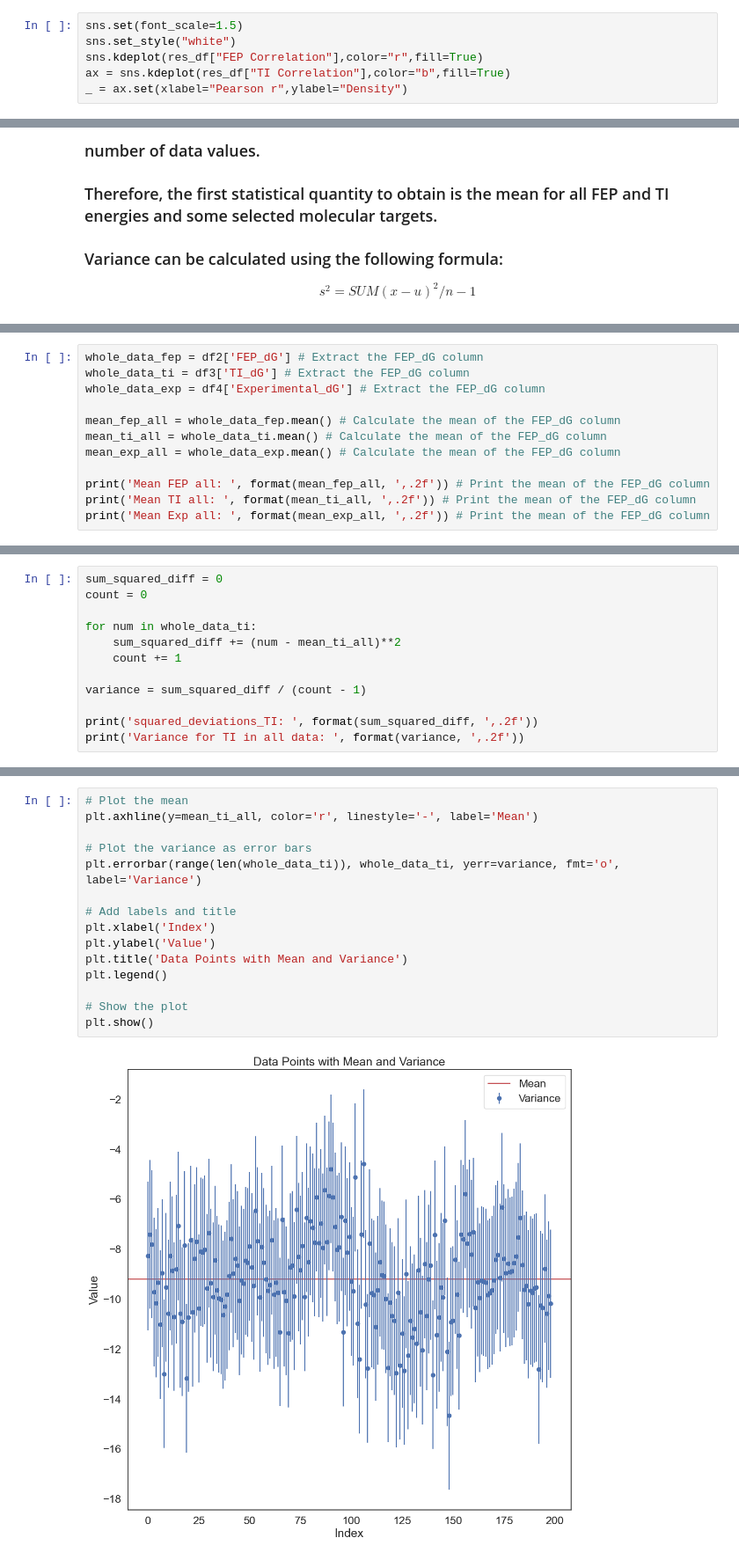
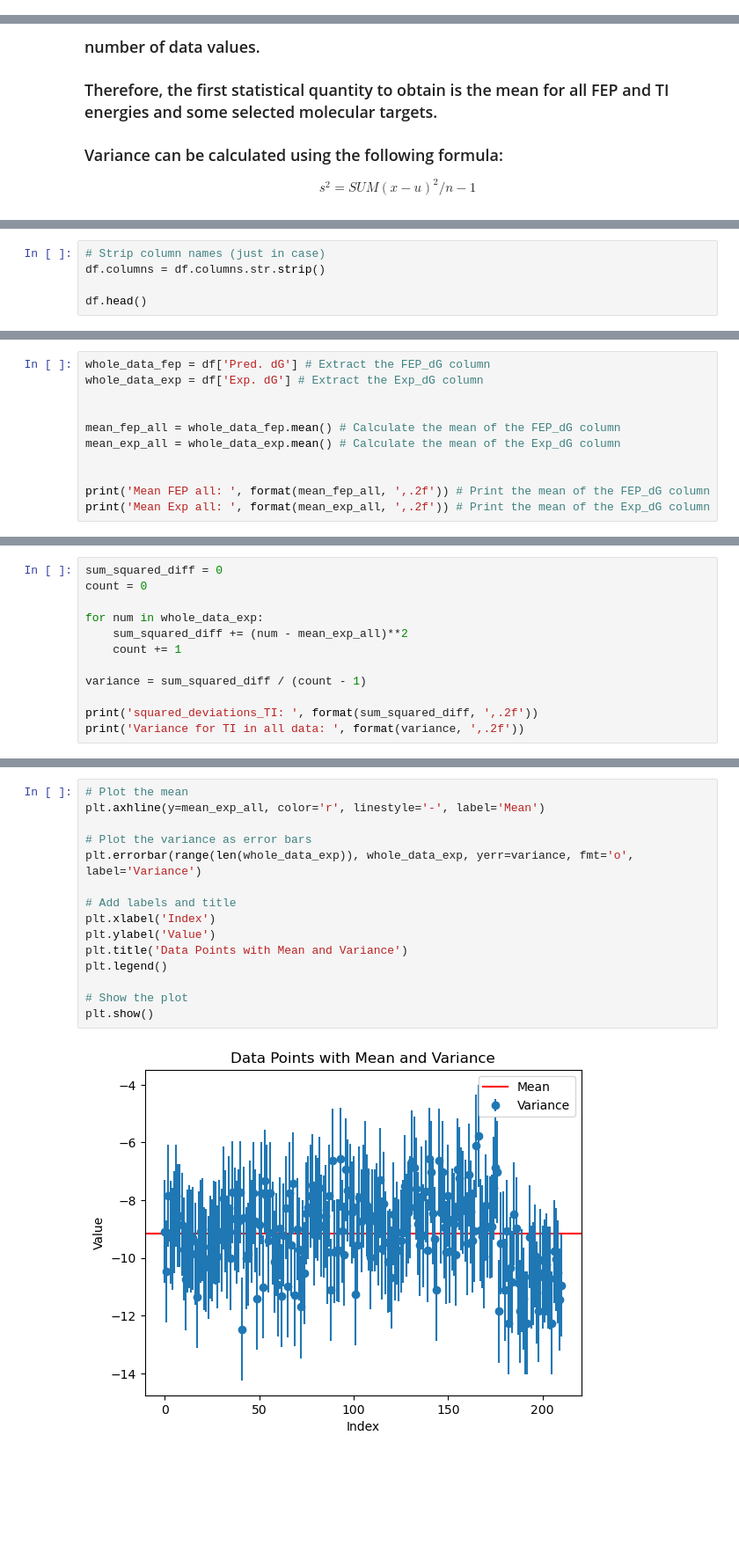
Before and after one commit to Jans-AIML/AML-1213-Term-Project, a Jupyter notebook: Term_project_co-Variance_JAM.ipynb, the cells around one changed output, grey strips where cells are left out. Shown at 88% size. Saved outputs shown, nothing was run; the diff lists cells and outputs as text; blank space fills up the shorter version.

```diff
--- a/Term_project_co-Variance_JAM.ipynb
+++ b/Term_project_co-Variance_JAM.ipynb
@@ -197,6 +65,0 @@ d_to_probability(1.2)
-# %%
-sns.set(font_scale=1.5)
-sns.set_style("white")
-sns.kdeplot(res_df["FEP Correlation"],color="r",fill=True)
-ax = sns.kdeplot(res_df["TI Correlation"],color="b",fill=True)
-_ = ax.set(xlabel="Pearson r",ylabel="Density")
@@ -334,0 +150,5 @@ df2.head()
+# %%
+# Strip column names (just in case)
+df.columns = df.columns.str.strip()
+
+df.head()
@@ -335,13 +162,12 @@ df2.head()
 # %%
-whole_data_fep = df2['FEP_dG'] # Extract the FEP_dG column
-whole_data_ti = df3['TI_dG'] # Extract the FEP_dG column
-whole_data_exp = df4['Experimental_dG'] # Extract the FEP_dG column
+whole_data_fep = df['Pred. dG'] # Extract the FEP_dG column
+whole_data_exp = df['Exp. dG'] # Extract the Exp_dG column
+
 
 mean_fep_all = whole_data_fep.mean() # Calculate the mean of the FEP_dG column
-mean_ti_all = whole_data_ti.mean() # Calculate the mean of the FEP_dG column
-mean_exp_all = whole_data_exp.mean() # Calculate the mean of the FEP_dG column
+mean_exp_all = whole_data_exp.mean() # Calculate the mean of the Exp_dG column
+
 
 print('Mean FEP all: ', format(mean_fep_all, ',.2f')) # Print the mean of the FEP_dG column
-print('Mean TI all: ', format(mean_ti_all, ',.2f')) # Print the mean of the FEP_dG column
-print('Mean Exp all: ', format(mean_exp_all, ',.2f')) # Print the mean of the FEP_dG column
+print('Mean Exp all: ', format(mean_exp_all, ',.2f')) # Print the mean of the Exp_dG column
 # %% [output]
@@ -384,8 +209,8 @@ plt.show()
 sum_squared_diff = 0
 count = 0
 
-for num in whole_data_ti:
-    sum_squared_diff += (num - mean_ti_all)**2
+for num in whole_data_exp:
+    sum_squared_diff += (num - mean_exp_all)**2
     count += 1
 
 variance = sum_squared_diff / (count - 1)
@@ -398,20 +223,20 @@ Variance for TI in all data:  2.97
 # %%
 # Plot the mean
-plt.axhline(y=mean_ti_all, color='r', linestyle='-', label='Mean')
+plt.axhline(y=mean_exp_all, color='r', linestyle='-', label='Mean')
 
 # Plot the variance as error bars
-plt.errorbar(range(len(whole_data_ti)), whole_data_ti, yerr=variance, fmt='o', label='Variance')
+plt.errorbar(range(len(whole_data_exp)), whole_data_exp, yerr=variance, fmt='o', label='Variance')
 
 # Add labels and title
 plt.xlabel('Index')
 plt.ylabel('Value')
 plt.title('Data Points with Mean and Variance')
 plt.legend()
 
 # Show the plot
 plt.show()
 # %% [output]
-[figure, old version]
+[figure, new version]
 # %% [markdown]
 ### The covariance measures the relationship between two variables x and z. Denote the mean for each variable by X and Z.
 ### As with the correlation coefficient, positive values indicate a positive relationship and negative values indicate a negative relationship.
```
Also changed, not shown: parts of 50 cells of this notebook.
